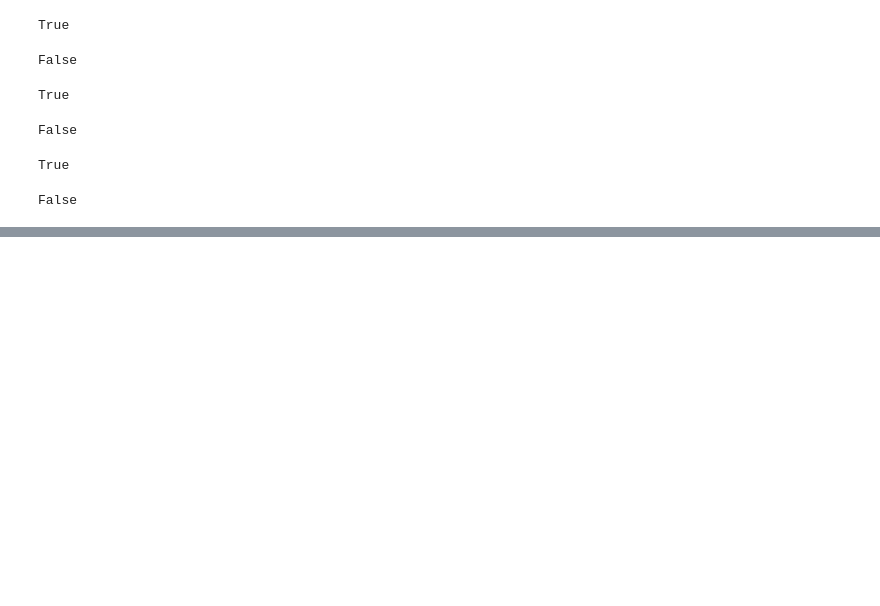
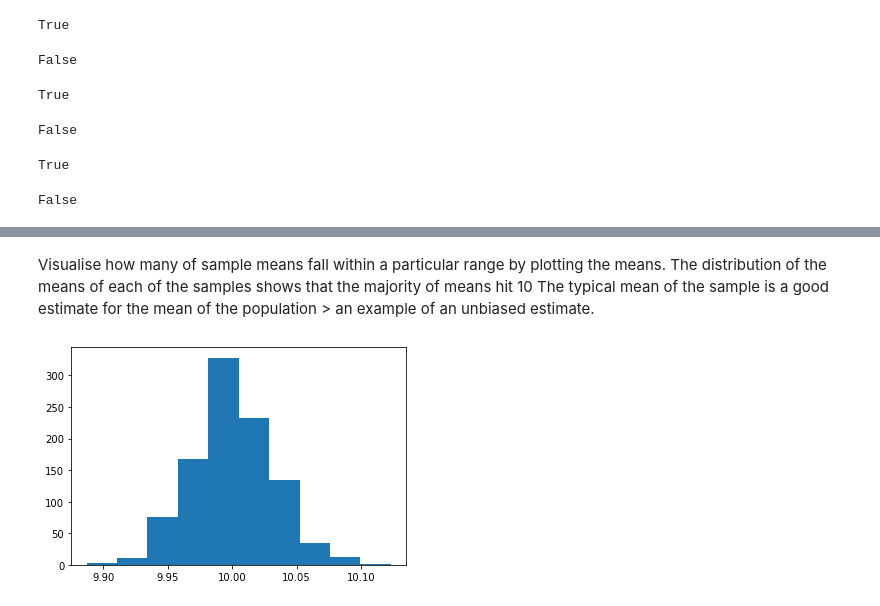
Before and after one commit to BreeTree/cow-way, a Jupyter notebook: Topic-03-notebook-BH.ipynb, the cells around one changed output, grey strips where cells are left out. Cells and saved outputs as stored; diff of their text form; code cells hidden in the pictures; blank space fills up the shorter version.

```diff
--- a/Topic-03-notebook-BH.ipynb
+++ b/Topic-03-notebook-BH.ipynb
@@ -63,0 +89,5 @@ Doctors can tend to interpret the information gained during a patient consultati
+# %%
+# How to check for a 'good estimate'
+# Let's run a simulation of taking 1000 samples of size 1000.
+samples = np.random.normal(10.0, 1.0, (1000, 1000)) #mean = 10, sd = 1, 1000 samples of * 1000 numbers = 1,000,000
+samples
@@ -63,0 +113,4 @@ Doctors can tend to interpret the information gained during a patient consultati
+# %%
+# Calculate the mean of all samples.
+sample_means = samples.mean(axis=1)
+sample_means
@@ -63,0 +135,8 @@ Doctors can tend to interpret the information gained during a patient consultati
+# %% [markdown]
+Visualise how many of sample means fall within a particular range by plotting the means.
+The distribution of the means of each of the samples shows that the majority of means hit 10
+The typical mean of the sample is a good estimate for the mean of the population > an example of an unbiased estimate.
+# %%
+plt.hist(sample_means);
+# %% [output]
+[figure, added]
```
Also changed, not shown: parts of 52 cells of this notebook.
